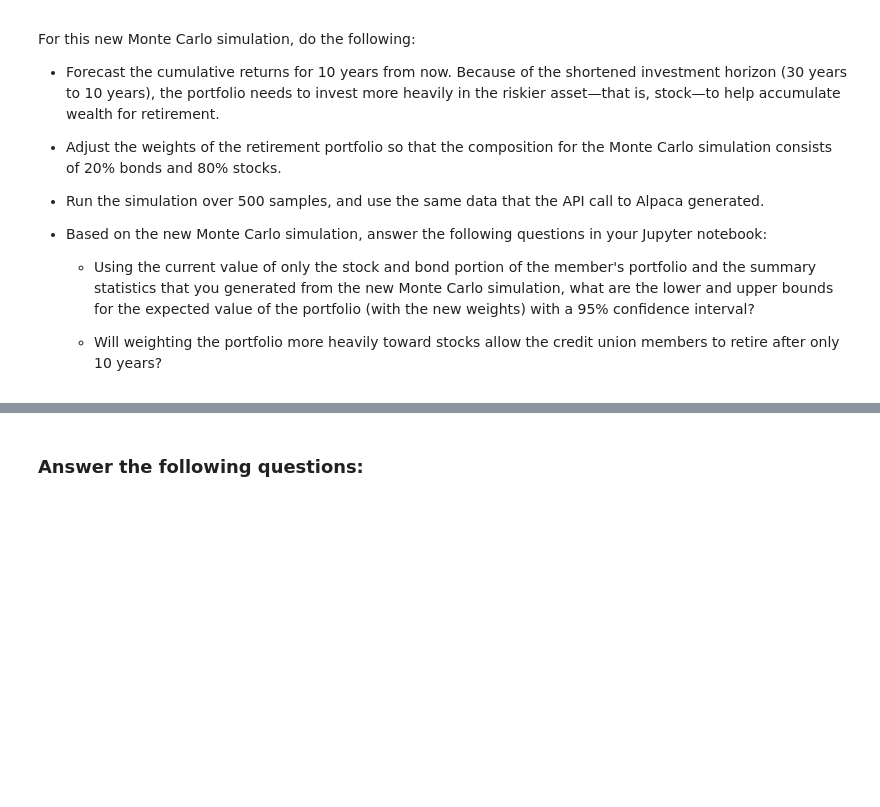
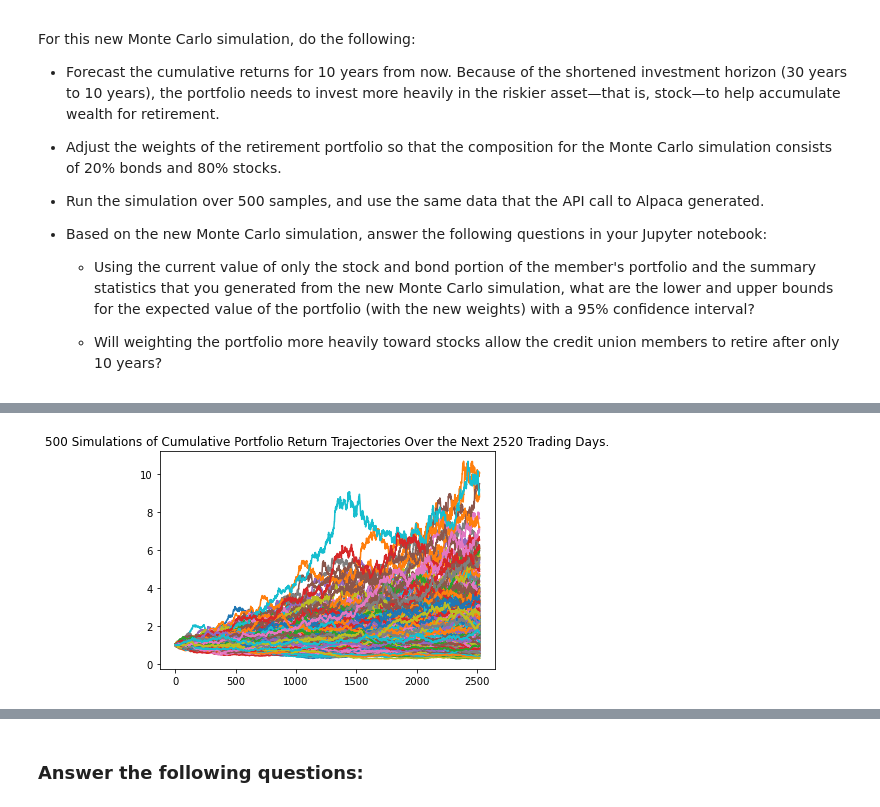
Before and after one commit to horhay57/Challenge5_GitHub_Upload, a Jupyter notebook: financial_planning_tools.ipynb, the cells around one changed output, grey strips where cells are left out. Saved outputs shown, nothing was run; the diff lists cells and outputs as text; code cells hidden in the pictures; blank space fills up the shorter version.

```diff
--- a/financial_planning_tools.ipynb
+++ b/financial_planning_tools.ipynb
@@ -477,9 +612,13 @@ For this new Monte Carlo simulation, do the following:
 # Configure a Monte Carlo simulation to forecast 10 years cumulative returns
 # The weights should be split 20% to AGG and 80% to SPY.
 # Run 500 samples.
-# YOUR CODE HERE
-
+num_sims = 500
 # Review the simulation input data
-# YOUR CODE HERE
+mc_10year_investment = MCSimulation (
+    portfolio_data = df_3yearinvestments,
+    weights = [0.20,0.80],
+    num_simulation = num_sims,
+    num_trading_days = 252*10
+)
 # %%
 # Run the Monte Carlo simulation to forecast 10 years cumulative returns
@@ -487,7 +657,12 @@ For this new Monte Carlo simulation, do the following:
 # %%
 # Visualize the 10-year Monte Carlo simulation by creating an
 # overlay line plot
 # YOUR CODE HERE
+MC_10year_future_plot = mc_10year_investment.plot_simulation()
+
+MC_10year_future_plot.get_figure().savefig("MC_future_10year_plot.png",bbox_inches = "tight")
+# %% [output]
+[figure, added]
 # %%
 # Visualize the probability distribution of the 10-year Monte Carlo simulation
 # by plotting a histogram
```
Also changed, not shown: parts of 40 cells of this notebook, 3 other files.
